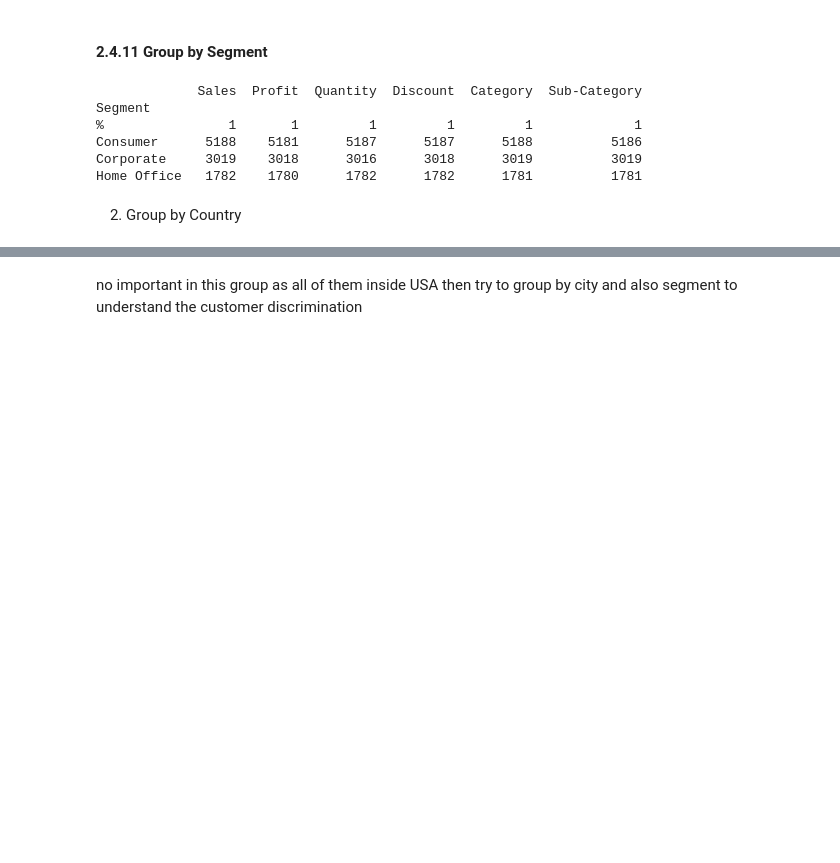
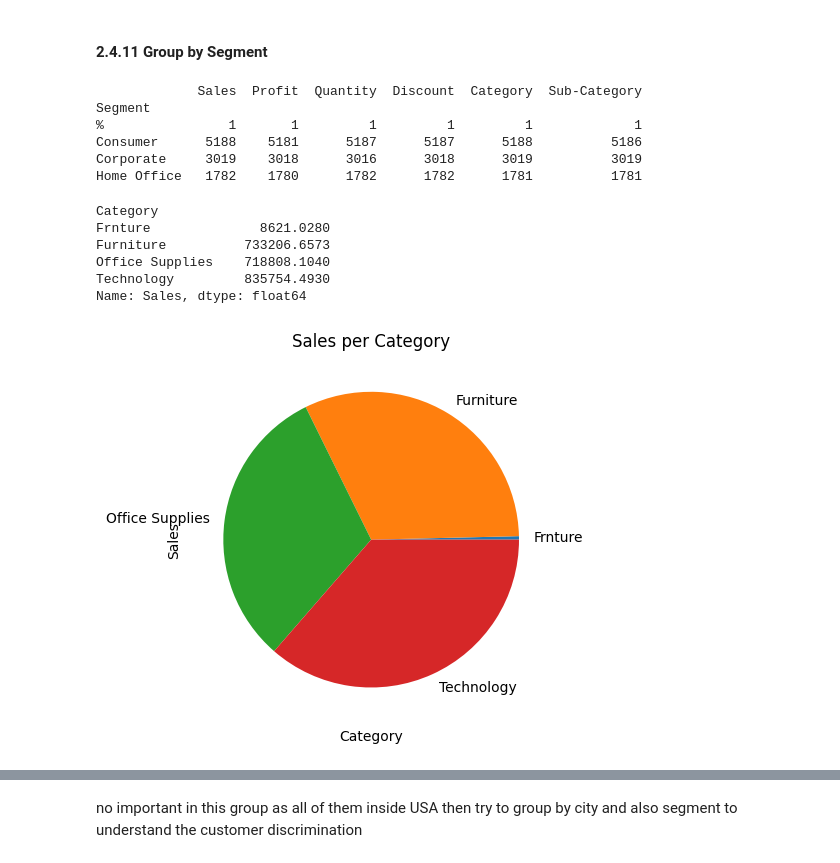
Before and after one commit to engmohamedsalah/AIMaster-Training, a Jupyter notebook: Building_an_AI_based_Application.ipynb, the cells around one changed output, grey strips where cells are left out. Cells and saved outputs as stored; diff of their text form; code cells hidden in the pictures; blank space fills up the shorter version.

```diff
--- a/Building_an_AI_based_Application.ipynb
+++ b/Building_an_AI_based_Application.ipynb
@@ -161,5 +161,3 @@ Segment
 Consumer      5188    5181      5187      5187      5188          5186
 Corporate     3019    3018      3016      3018      3019          3019
 Home Office   1782    1780      1782      1782      1781          1781
-# %% [markdown]
-2.   Group by Country
@@ -165,0 +166,20 @@ Home Office   1782    1780      1782      1782      1781          1781
+# %%
+# Discover sales per Category Values
+df_super_store.groupby('Category')['Sales'].sum()
+# %% [output]
+Category
+Frnture              8621.0280
+Furniture          733206.6573
+Office Supplies    718808.1040
+Technology         835754.4930
+Name: Sales, dtype: float64
+# %%
+#draw graph for sales per category
+
+df_super_store.groupby('Category')['Sales'].sum().plot(kind='pie')
+plt.xlabel('Category')
+plt.ylabel('Sales')
+plt.title('Sales per Category')
+plt.show()
+# %% [output]
+[figure, added]
```
Also changed, not shown: parts of 14 cells of this notebook.
